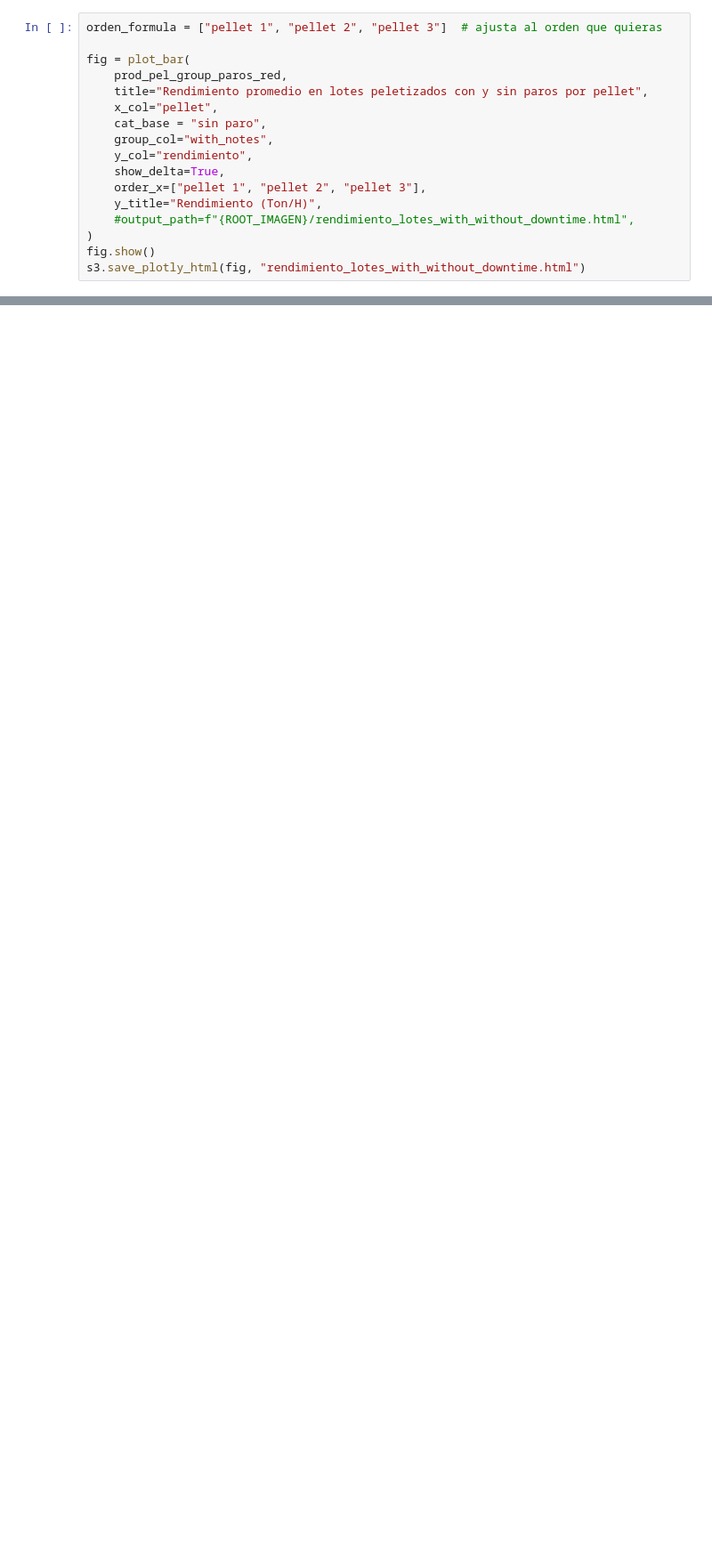
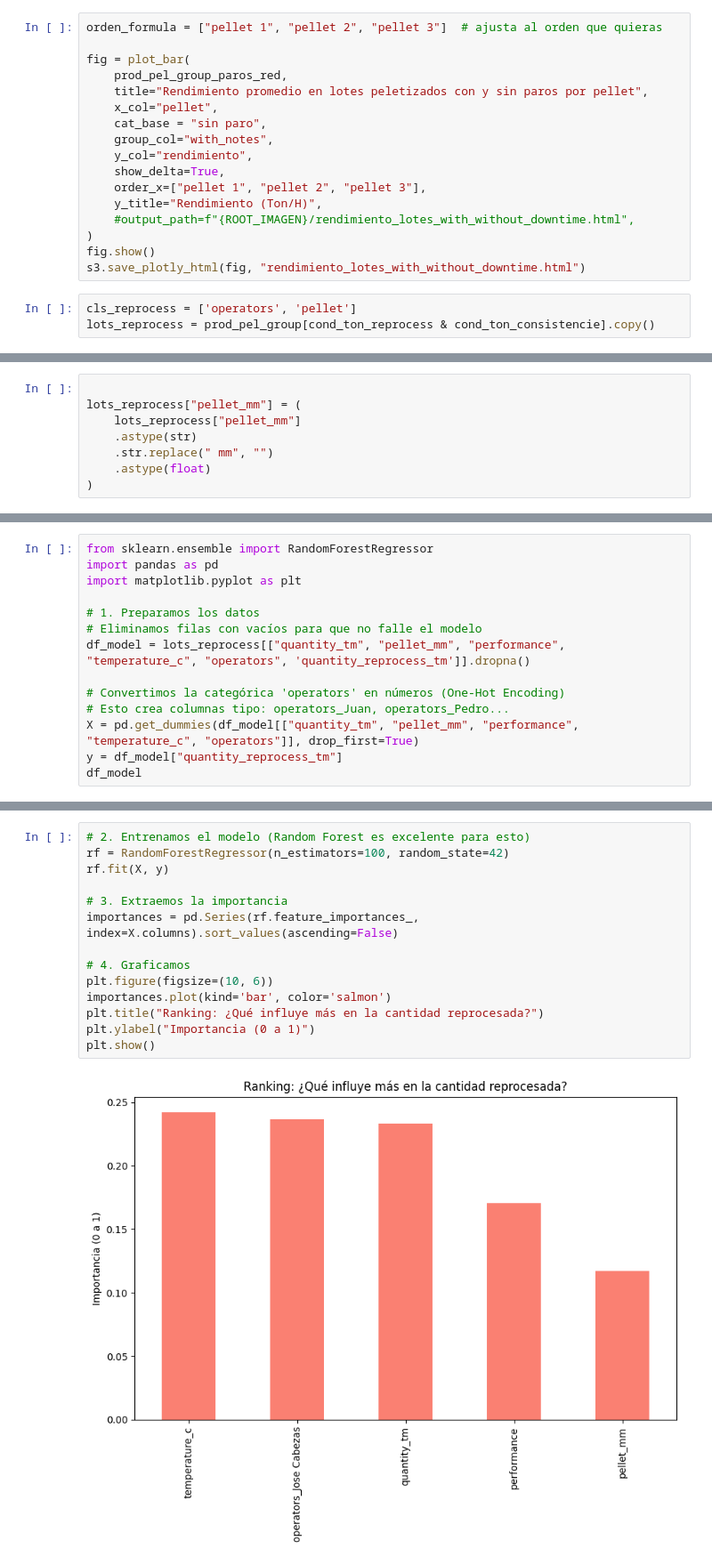
Before and after one commit to jdrincone/hawking, a Jupyter notebook: exploration/aliforte_production.ipynb, the cells around one changed output, grey strips where cells are left out. Shown at 89% size. Drawn from its saved outputs; the diff is of its cells as text; blank space fills up the shorter version.

```diff
--- a/exploration/aliforte_production.ipynb
+++ b/exploration/aliforte_production.ipynb
@@ -1598,3 +2078,6 @@ fig = plot_bar(
 )
 fig.show()
 s3.save_plotly_html(fig, "rendimiento_lotes_with_without_downtime.html")
+# %%
+cls_reprocess = ['operators', 'pellet']
+lots_reprocess = prod_pel_group[cond_ton_reprocess & cond_ton_consistencie].copy()
@@ -1600,0 +2086,8 @@ s3.save_plotly_html(fig, "rendimiento_lotes_with_without_downtime.html")
+# %%
+
+lots_reprocess["pellet_mm"] = (
+    lots_reprocess["pellet_mm"]
+    .astype(str)
+    .str.replace(" mm", "")
+    .astype(float)
+)
@@ -1600,0 +2112,14 @@ s3.save_plotly_html(fig, "rendimiento_lotes_with_without_downtime.html")
+# %%
+from sklearn.ensemble import RandomForestRegressor
+import pandas as pd
+import matplotlib.pyplot as plt
+
+# 1. Preparamos los datos
+# Eliminamos filas con vacíos para que no falle el modelo
+df_model = lots_reprocess[["quantity_tm", "pellet_mm", "performance", "temperature_c", "operators", 'quantity_reprocess_tm']].dropna()
+
+# Convertimos la categórica 'operators' en números (One-Hot Encoding)
+# Esto crea columnas tipo: operators_Juan, operators_Pedro...
+X = pd.get_dummies(df_model[["quantity_tm", "pellet_mm", "performance", "temperature_c", "operators"]], drop_first=True)
+y = df_model["quantity_reprocess_tm"]
+df_model
@@ -1600,0 +2135,16 @@ s3.save_plotly_html(fig, "rendimiento_lotes_with_without_downtime.html")
+# %%
+# 2. Entrenamos el modelo (Random Forest es excelente para esto)
+rf = RandomForestRegressor(n_estimators=100, random_state=42)
+rf.fit(X, y)
+
+# 3. Extraemos la importancia
+importances = pd.Series(rf.feature_importances_, index=X.columns).sort_values(ascending=False)
+
+# 4. Graficamos
+plt.figure(figsize=(10, 6))
+importances.plot(kind='bar', color='salmon')
+plt.title("Ranking: ¿Qué influye más en la cantidad reprocesada?")
+plt.ylabel("Importancia (0 a 1)")
+plt.show()
+# %% [output]
+[figure, added]
```
Also changed, not shown: parts of 50 cells of this notebook, 13 other files.
